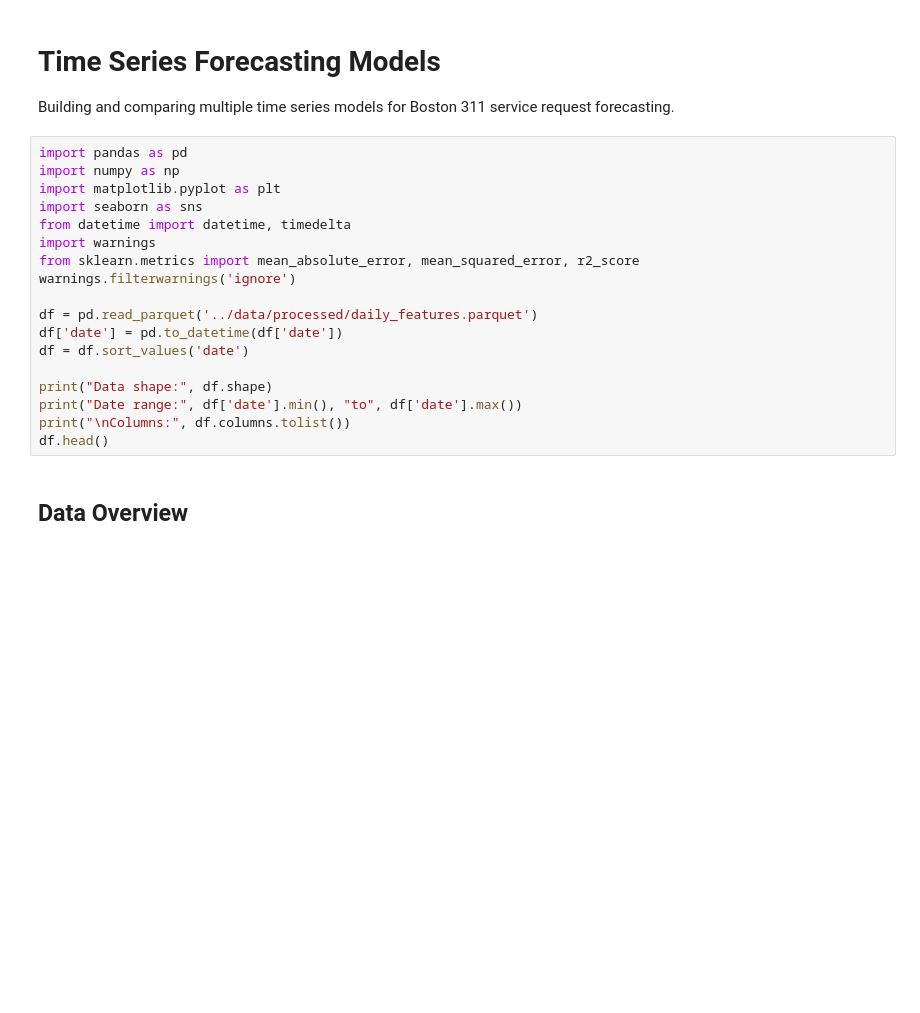
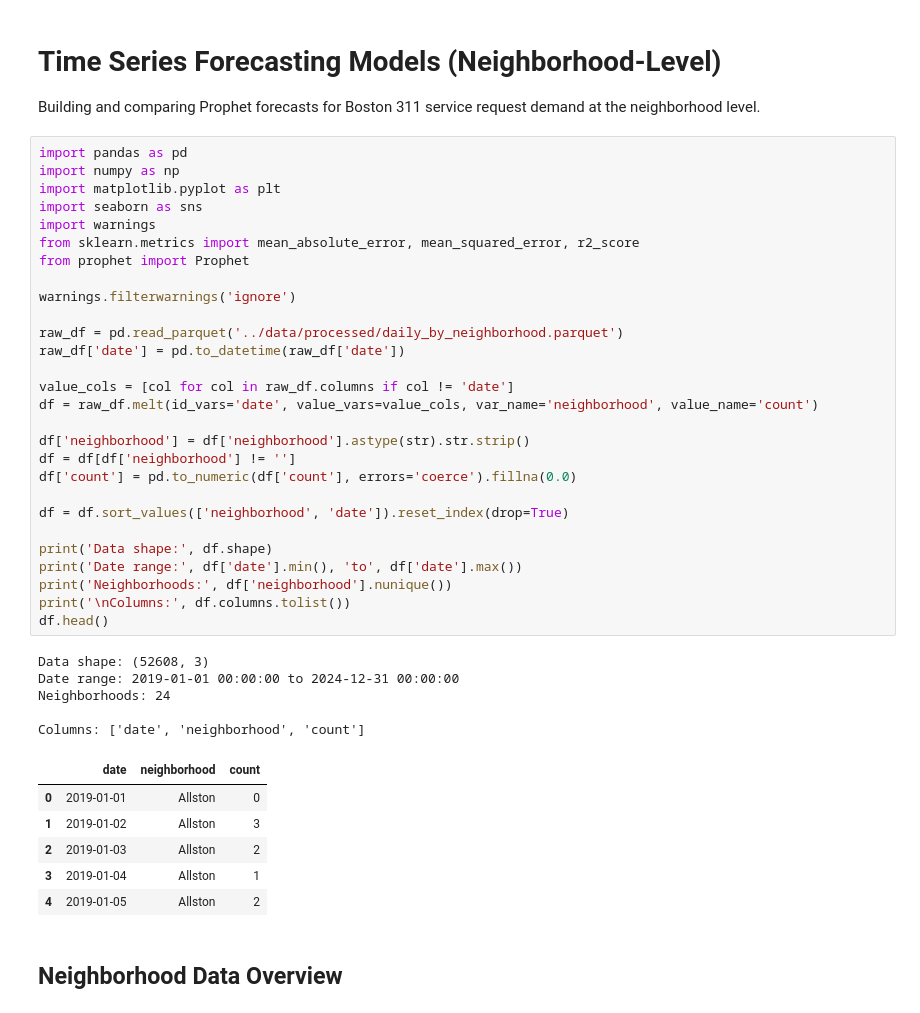
Before and after one commit to thealphacubicle/311-Service-Request-Modelling, a Jupyter notebook: notebooks/03_time_series.ipynb, the cells around one changed output. Drawn from its saved outputs; the diff is of its cells as text; blank space fills up the shorter version.

```diff
--- a/notebooks/03_time_series.ipynb
+++ b/notebooks/03_time_series.ipynb
@@ -1,25 +1,47 @@
 # %% [markdown]
-# Time Series Forecasting Models
+# Time Series Forecasting Models (Neighborhood-Level)
 
-Building and comparing multiple time series models for Boston 311 service request forecasting.
+Building and comparing Prophet forecasts for Boston 311 service request demand at the neighborhood level.
 # %%
 import pandas as pd
 import numpy as np
 import matplotlib.pyplot as plt
 import seaborn as sns
-from datetime import datetime, timedelta
 import warnings
 from sklearn.metrics import mean_absolute_error, mean_squared_error, r2_score
+from prophet import Prophet
+
 warnings.filterwarnings('ignore')
 
-df = pd.read_parquet('../data/processed/daily_features.parquet')
-df['date'] = pd.to_datetime(df['date'])
-df = df.sort_values('date')
+raw_df = pd.read_parquet('../data/processed/daily_by_neighborhood.parquet')
+raw_df['date'] = pd.to_datetime(raw_df['date'])
 
-print("Data shape:", df.shape)
-print("Date range:", df['date'].min(), "to", df['date'].max())
-print("\nColumns:", df.columns.tolist())
+value_cols = [col for col in raw_df.columns if col != 'date']
+df = raw_df.melt(id_vars='date', value_vars=value_cols, var_name='neighborhood', value_name='count')
+
+df['neighborhood'] = df['neighborhood'].astype(str).str.strip()
+df = df[df['neighborhood'] != '']
+df['count'] = pd.to_numeric(df['count'], errors='coerce').fillna(0.0)
+
+df = df.sort_values(['neighborhood', 'date']).reset_index(drop=True)
+
+print('Data shape:', df.shape)
+print('Date range:', df['date'].min(), 'to', df['date'].max())
+print('Neighborhoods:', df['neighborhood'].nunique())
+print('\nColumns:', df.columns.tolist())
 df.head()
+# %% [output]
+Data shape: (52608, 3)
+Date range: 2019-01-01 00:00:00 to 2024-12-31 00:00:00
+Neighborhoods: 24
+
+Columns: ['date', 'neighborhood', 'count']
+|  | date | neighborhood | count |
+| 0 | 2019-01-01 | Allston | 0 |
+| 1 | 2019-01-02 | Allston | 3 |
+| 2 | 2019-01-03 | Allston | 2 |
+| 3 | 2019-01-04 | Allston | 1 |
+| 4 | 2019-01-05 | Allston | 2 |
 # %% [markdown]
-## Data Overview
+## Neighborhood Data Overview
 # %%
```
Also changed, not shown: parts of 7 cells of this notebook.
